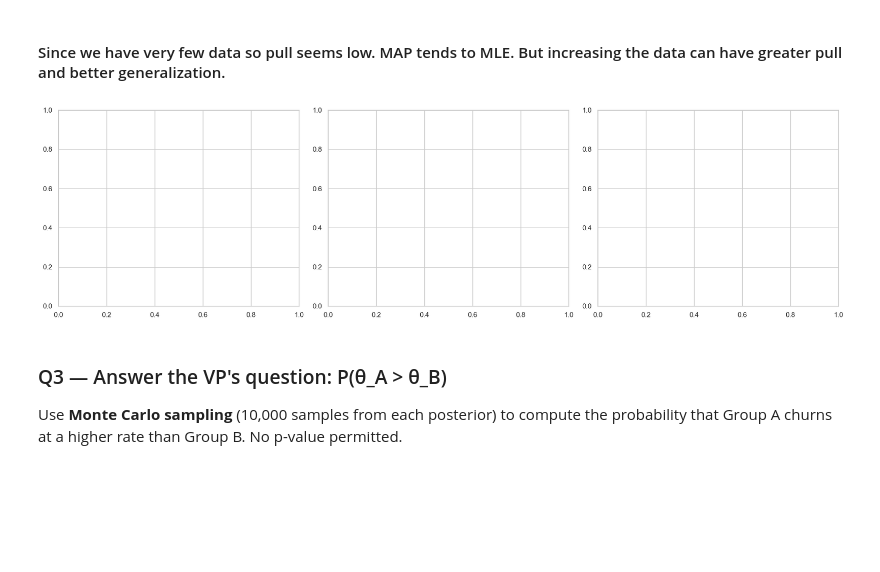
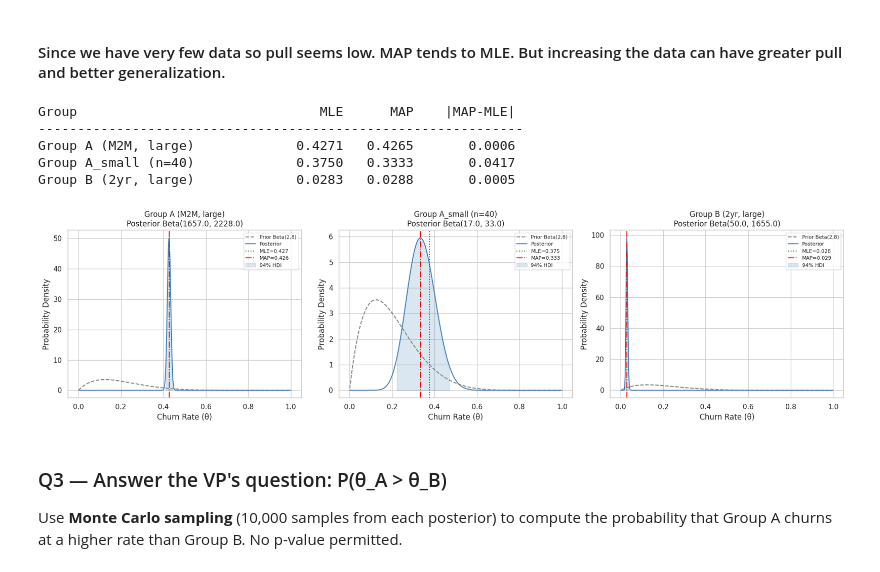
Before and after one commit to CodexAarogya/Fusemachines-Assignments, a Jupyter notebook: week-6/Assignment/W6_Probabilistic_Models_Assignment.ipynb, the cells around one changed output. Drawn from its saved outputs; the diff is of its cells as text; code cells hidden in the pictures; blank space fills up the shorter version.

```diff
--- a/week-6/Assignment/W6_Probabilistic_Models_Assignment.ipynb
+++ b/week-6/Assignment/W6_Probabilistic_Models_Assignment.ipynb
@@ -135,23 +137,76 @@ Group B (2yr, large)             0.0283   0.0288       0.0005
 # %% [markdown]
 #### Since we have very few data so pull seems low. MAP tends to MLE. But increasing the data can have greater pull and better generalization.
 # %%
-# YOUR CODE HERE — plot the three posterior PDFs on one figure
-# For each group: plot Prior PDF, Posterior PDF, MLE and MAP as vertical lines
-# Shade the 94% HDI as a fill_between
-# Use scipy.stats.beta.pdf and scipy.stats.beta.ppf
+alpha_prior, beta_prior = 2, 8   # Beta(2, 8) prior — do not change
+
+# YOUR CODE HERE — for each group compute:
+#   mle     = k / n
+#   map_est = (alpha_prior + k - 1) / (alpha_prior + beta_prior + n - 2)
+#   pull    = |map_est - mle|  (how far prior pulls MAP from MLE)
+
+groups = {
+    'Group A (M2M, large)': (k_A,  n_A),
+    'Group A_small (n=40)': (k_As, n_As),
+    'Group B (2yr, large)': (k_B,  n_B),
+}
+
+# This loop is just to print the table, the actual plotting logic needs MLE/MAP values again
+# or storing them in the 'groups' dict if they were to be reused directly.
+# For clarity and independence of plotting, we'll recompute them in the plotting loop.
+print(f"{'Group':<30} {'MLE':>8} {'MAP':>8} {'|MAP-MLE|':>12}")
+print("-" * 62)
+for name, (k, n) in groups.items():
+    mle     = k / n   # YOUR CODE HERE
+    map_est = (alpha_prior + k - 1) / (alpha_prior + beta_prior + n - 2)   # YOUR CODE HERE
+    pull    = abs(map_est - mle)   # YOUR CODE HERE
+    # raise NotImplementedError("Compute MLE, MAP, and pull for each group")
+    print(f"{name:<30} {mle:>8.4f} {map_est:>8.4f} {pull:>12.4f}")
 
 theta_range = np.linspace(0.001, 0.999, 500)
 
 fig, axes = plt.subplots(1, 3, figsize=(18, 5))
 for ax, (name, (k, n)) in zip(axes, groups.items()):
-    alpha_post = alpha_prior + k  # YOUR CODE HERE: alpha_prior + k
-    beta_post  = beta_prior + (n - k)   # YOUR CODE HERE: beta_prior + (n - k)
-    # raise NotImplementedError("Compute posterior parameters and plot")
+    alpha_post = alpha_prior + k  # alpha_prior + k
+    beta_post  = beta_prior + (n - k)   # beta_prior + (n - k)
+
+    # Plot Prior PDF
+    ax.plot(theta_range, beta_dist.pdf(theta_range, alpha_prior, beta_prior),
+            color='gray', linestyle='--', label='Prior Beta(2,8)')
+
+    # Plot Posterior PDF
+    ax.plot(theta_range, beta_dist.pdf(theta_range, alpha_post, beta_post),
+            color='steelblue', label='Posterior')
+
+    # Calculate MLE and MAP for plotting
+    mle = k / n
+    map_est = (alpha_prior + k - 1) / (alpha_prior + beta_prior + n - 2)
+
+    # Plot MLE and MAP as vertical lines
+    ax.axvline(mle, color='green', linestyle=':', label=f'MLE={mle:.3f}')
+    ax.axvline(map_est, color='red', linestyle='-.', label=f'MAP={map_est:.3f}')
+
+    # Calculate and shade 94% HDI
+    # For a 94% HDI, we exclude 3% from each tail
+    hdi_lower = beta_dist.ppf(0.03, alpha_post, beta_post)
+    hdi_upper = beta_dist.ppf(0.97, alpha_post, beta_post)
+    ax.fill_between(theta_range, 0, beta_dist.pdf(theta_range, alpha_post, beta_post),
+                    where=(theta_range >= hdi_lower) & (theta_range <= hdi_upper),
+                    color='steelblue', alpha=0.2, label='94% HDI')
+
+    ax.set_title(f'{name}\nPosterior Beta({alpha_post:.1f}, {beta_post:.1f})')
+    ax.set_xlabel('Churn Rate (θ)')
+    ax.set_ylabel('Probability Density')
+    ax.legend(fontsize=8)
 
 plt.tight_layout()
 plt.show()
 # %% [output]
+Group                               MLE      MAP    |MAP-MLE|
+--------------------------------------------------------------
+Group A (M2M, large)             0.4271   0.4265       0.0006
+Group A_small (n=40)             0.3750   0.3333       0.0417
+Group B (2yr, large)             0.0283   0.0288       0.0005
-[figure, old version]
+[figure, new version]
 # %% [markdown]
 ### Q3 — Answer the VP's question: P(θ_A > θ_B)
 
```
Also changed, not shown: parts of 5 cells of this notebook.
